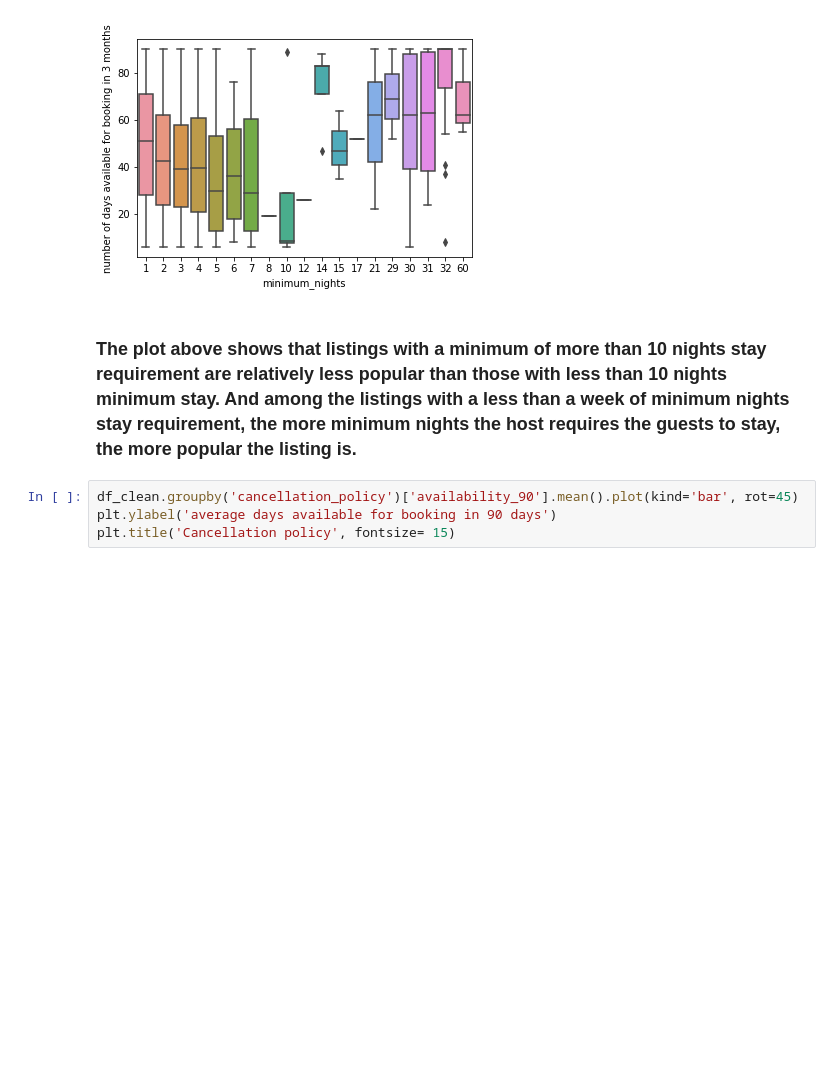
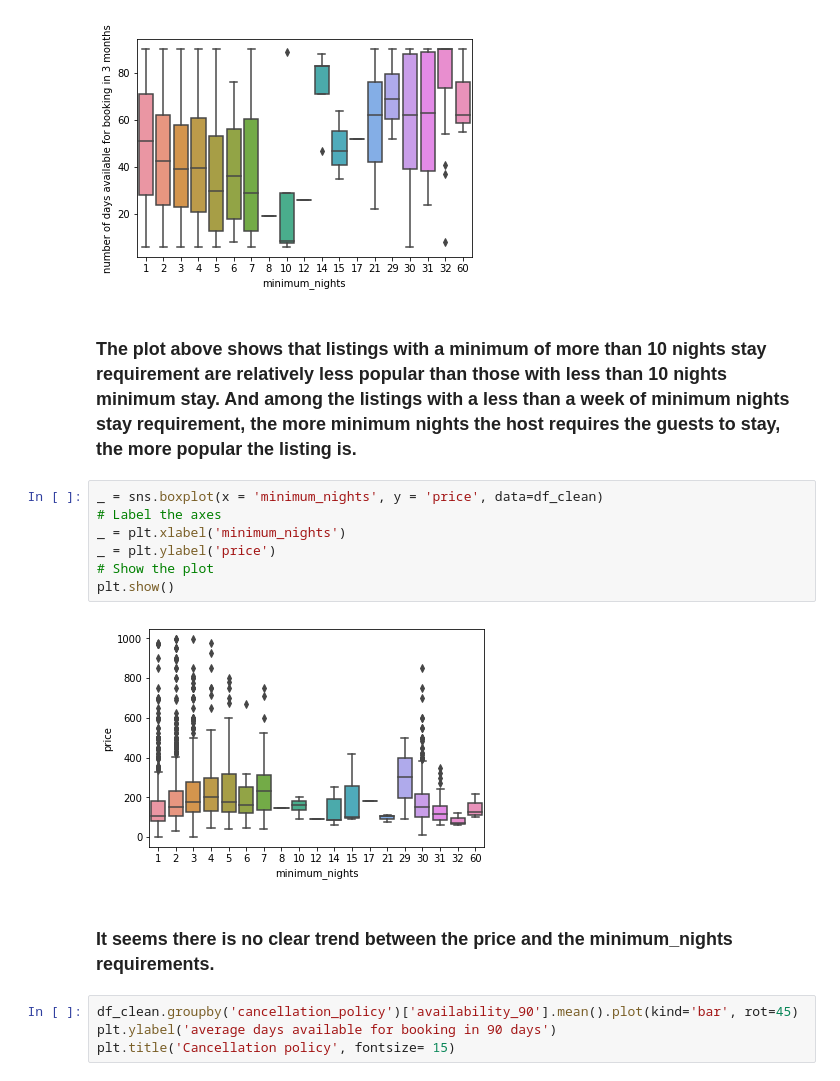
Before and after one commit to forheart81/Data-Science, a Jupyter notebook: SF Airbnb - Data Story .ipynb, the cells around one changed output. Saved outputs shown, nothing was run; the diff lists cells and outputs as text; blank space fills up the shorter version.

```diff
--- a/SF Airbnb - Data Story .ipynb
+++ b/SF Airbnb - Data Story .ipynb
@@ -248,6 +248,17 @@ plt.show()
 [figure]
 # %% [markdown]
 ### The plot above shows that listings with a minimum of more than 10 nights stay requirement are relatively less popular than those with less than 10 nights minimum stay. And among the listings with a less than a week of minimum nights stay requirement, the more minimum nights the host requires the guests to stay, the more popular the listing is.
+# %%
+_ = sns.boxplot(x = 'minimum_nights', y = 'price', data=df_clean)
+# Label the axes
+_ = plt.xlabel('minimum_nights')
+_ = plt.ylabel('price')
+# Show the plot
+plt.show()
+# %% [output]
+[figure, added]
+# %% [markdown]
+### It seems there is no clear trend between the price and the minimum_nights requirements.
 # %%
 df_clean.groupby('cancellation_policy')['availability_90'].mean().plot(kind='bar', rot=45)
 plt.ylabel('average days available for booking in 90 days')
```
Also changed, not shown: parts of 28 cells of this notebook.
